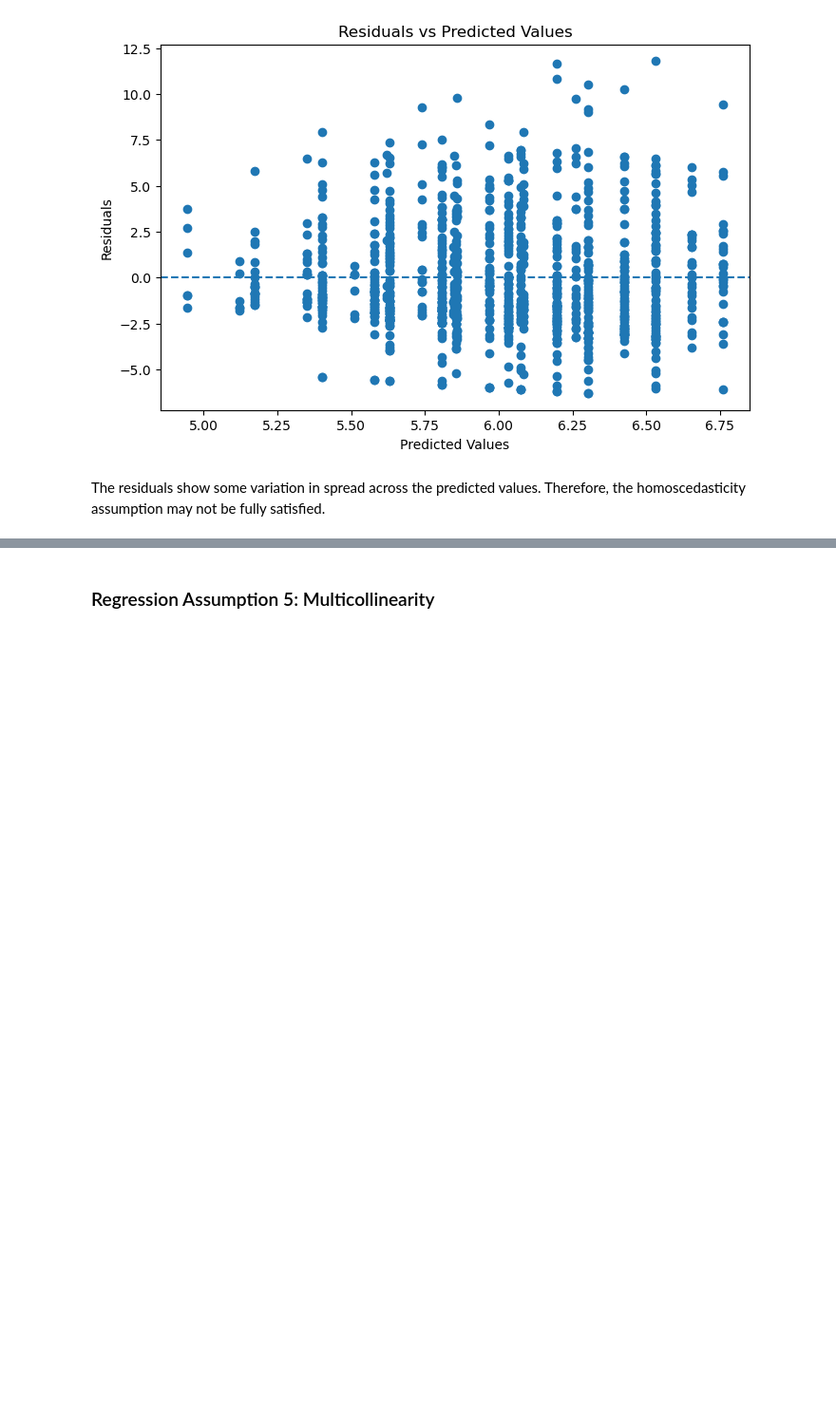
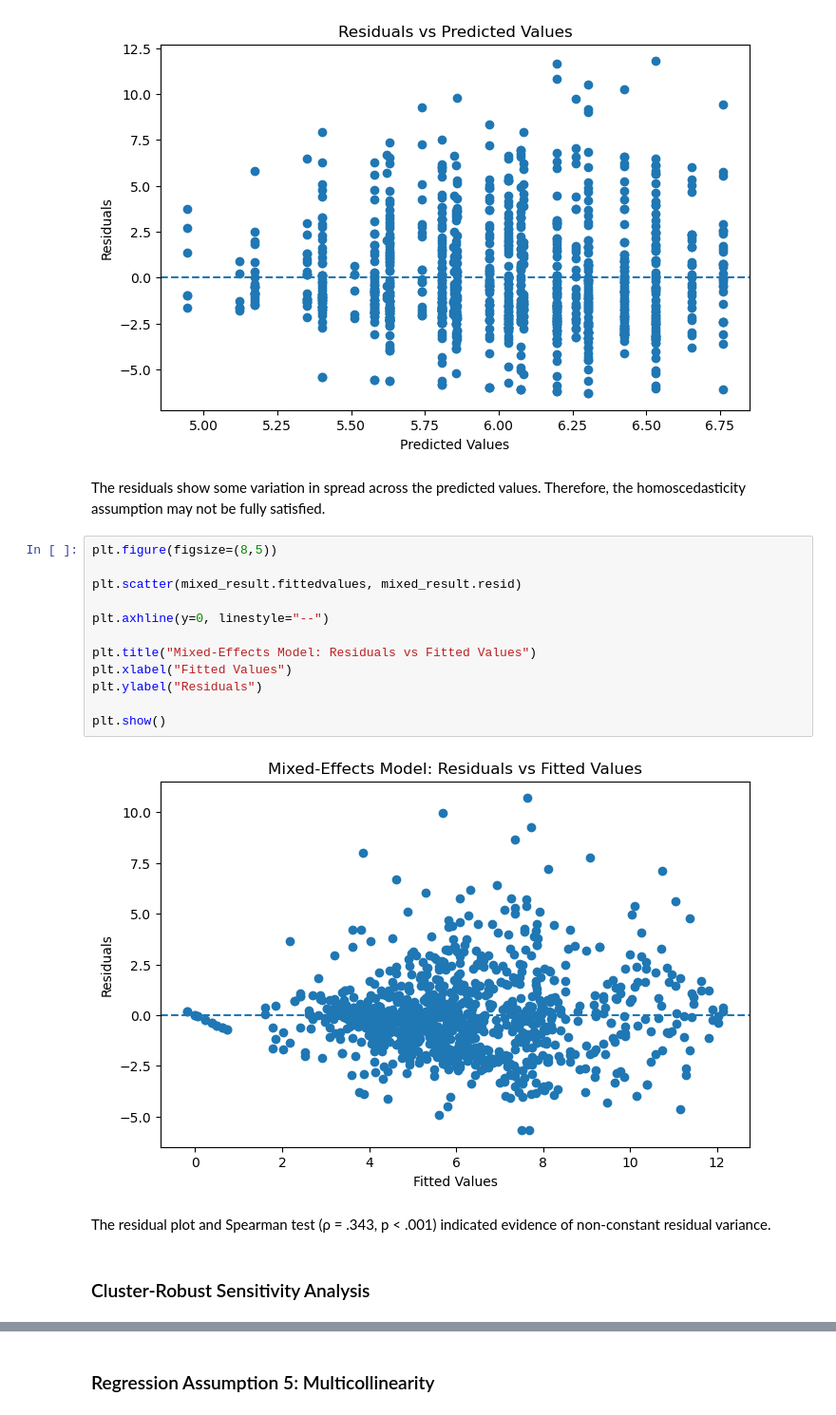
Before and after one commit to Chakuunaa/Evaluating-Dashboard-Design-Effectiveness-in-Data-Analytics, a Jupyter notebook: notebooks/01_Dissertation_Analysis.ipynb, the cells around one changed output, grey strips where cells are left out. Shown at 95% size. Drawn from its saved outputs; the diff is of its cells as text; blank space fills up the shorter version.

Commit message:
Update dissertation statistical analysis and architecture diagram

```diff
--- a/notebooks/01_Dissertation_Analysis.ipynb
+++ b/notebooks/01_Dissertation_Analysis.ipynb
@@ -927,3 +1034,21 @@ plt.show()
 [figure]
 # %% [markdown]
 The residuals show some variation in spread across the predicted values. Therefore, the homoscedasticity assumption may not be fully satisfied.
+# %%
+plt.figure(figsize=(8,5))
+
+plt.scatter(mixed_result.fittedvalues, mixed_result.resid)
+
+plt.axhline(y=0, linestyle="--")
+
+plt.title("Mixed-Effects Model: Residuals vs Fitted Values")
+plt.xlabel("Fitted Values")
+plt.ylabel("Residuals")
+
+plt.show()
+# %% [output]
+[figure, added]
+# %% [markdown]
+The residual plot and Spearman test (ρ = .343, p < .001) indicated evidence of non-constant residual variance.
+# %% [markdown]
+### Cluster-Robust Sensitivity Analysis
```
Also changed, not shown: parts of 17 cells of this notebook, 2 other files.
